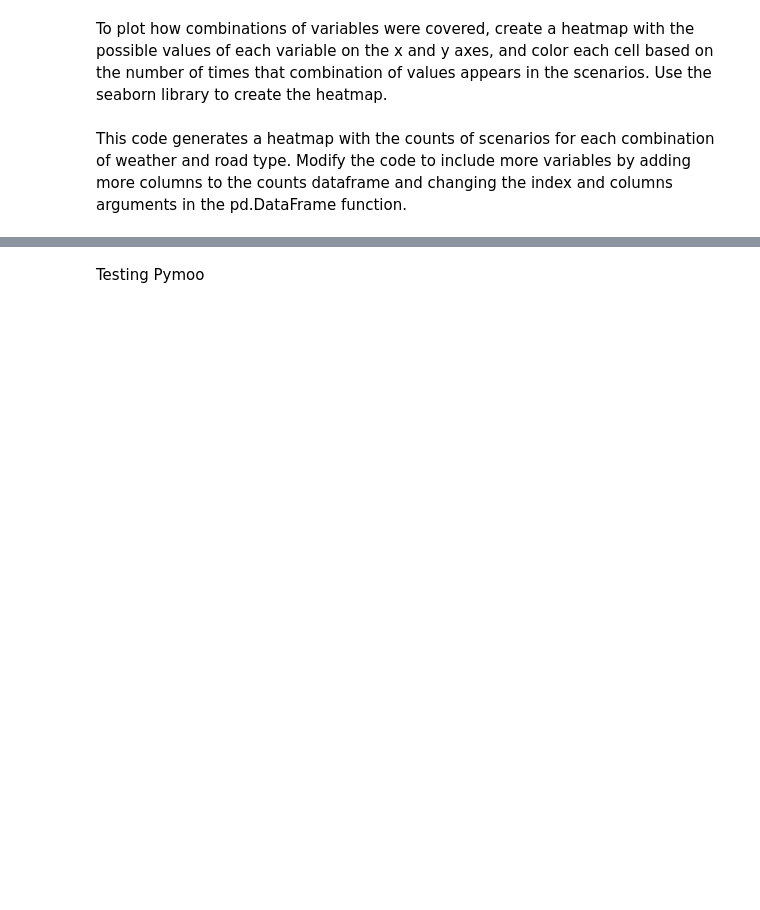
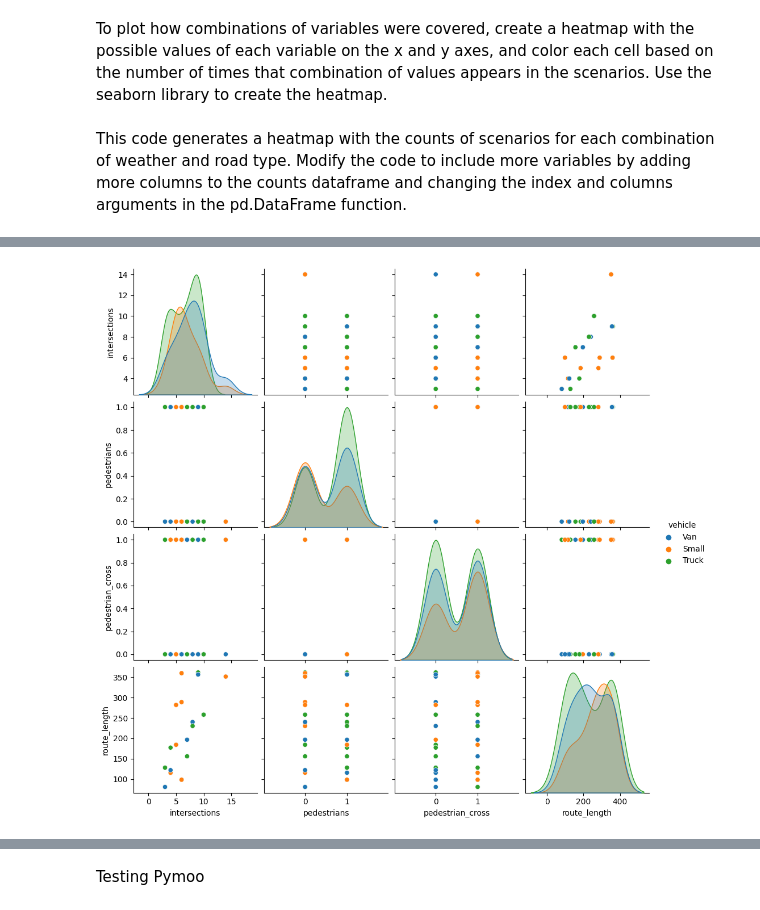
Before and after one commit to Nikitich2033/CARLA_0.9.13_scripts, a Jupyter notebook: j_generation_coverage.ipynb, the cells around one changed output, grey strips where cells are left out. Cells and saved outputs as stored; diff of their text form; code cells hidden in the pictures; blank space fills up the shorter version.

```diff
--- a/j_generation_coverage.ipynb
+++ b/j_generation_coverage.ipynb
@@ -180,0 +173,46 @@ sns.heatmap(counts, annot=True, cmap="YlGnBu")
+# %%
+import seaborn as sns
+import pandas as pd
+import matplotlib.pyplot as plt
+import json
+
+# Load the scenarios from the JSON file
+with open('user_input/NN_run/step1/random_scenarios.json') as f:
+    scenarios = json.load(f)
+
+# Define the possible values for each variable
+weather = ['Sunny', 'Rain', 'Thunderstorm']
+vehicle = ['Small', 'Truck', 'Van']
+traffic = ['Heavy', 'Light', 'Medium']
+emergency = ['Yes', 'No']
+timeOfDay = ['Day', 'Night', 'Dawn', 'Dusk']
+location = ['Urban', 'Country', 'Downtown']
+intersections = [0, 1, 2, 3, 4]
+pedestrians = [True, False]
+pedestrian_cross = [True, False]
+route_length = [100, 150, 200, 250, 300, 350, 400]
+
+# Create a dataframe with the scenarios
+scenario_data = []
+
+for scenario in scenarios:
+    scenario_data.append({
+        'weather': scenario['weather'],
+        'vehicle': scenario['vehicle'],
+        'traffic': scenario['traffic'],
+        'emergency': scenario['emergency'],
+        'timeOfDay': scenario['timeOfDay'],
+        'location': scenario['location'],
+        'intersections': scenario['intersections'],
+        'pedestrians': scenario['pedestrians'],
+        'pedestrian_cross': scenario['pedestrian_cross'],
+        'route_length': scenario['route_length']
+    })
+
+scenario_df = pd.DataFrame(scenario_data)
+
+# Plot the pair plot
+sns.pairplot(scenario_df, hue='vehicle')
+plt.show()
+# %% [output]
+[figure, added]
```
Also changed, not shown: parts of 6 cells of this notebook, 14 other files.
